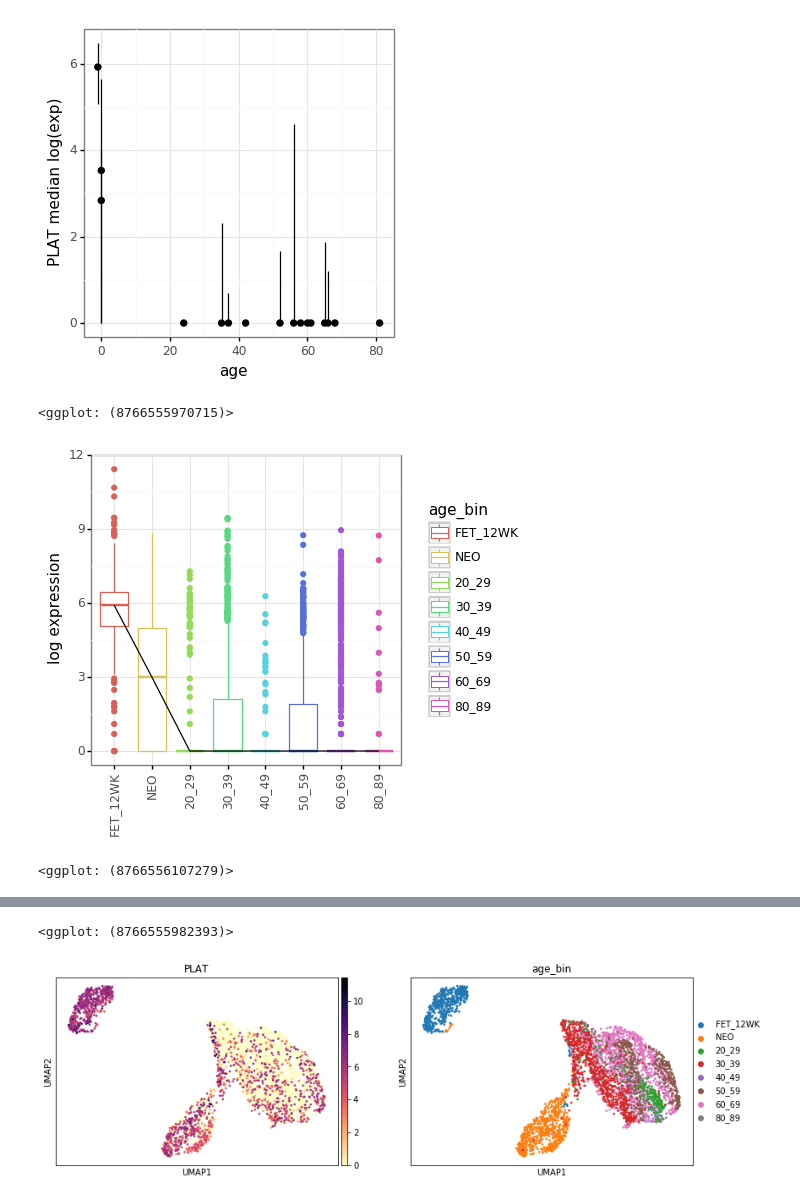
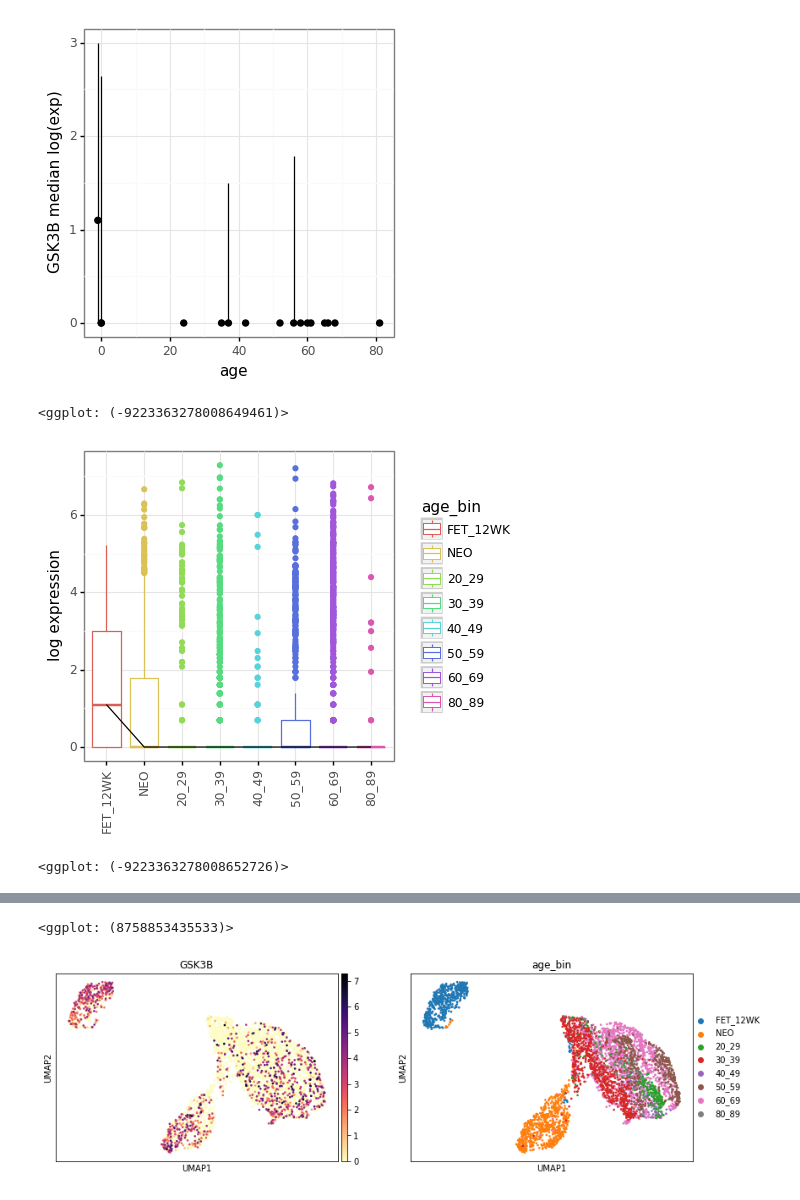
Before and after one commit to czbiohub/darmanis_group_DL_notebook, a Jupyter notebook: DL20190123_mel_aging_correlation_analysis-PUBLIC.ipynb, the cells around one changed output, grey strips where cells are left out. Drawn from its saved outputs; the diff is of its cells as text; code cells hidden in the pictures.

```diff
--- a/DL20190123_mel_aging_correlation_analysis-PUBLIC.ipynb
+++ b/DL20190123_mel_aging_correlation_analysis-PUBLIC.ipynb
@@ -125,35 +123,35 @@ This gene encodes tissue-type plasminogen activator, a secreted serine protease
 # %%
 ###############################################
 ###############################################
 # Single-gene expression statistics
 # Returns single-gene expression statistics as a function of true age
 ###############################################
 ###############################################
 
 # Specify gene symbol
-gene = 'PLAT'
+gene = 'GSK3B'
 
 # Specify age-binning: 'age_group' = 30-yr bins, 'age_bin' = 10-yr bins
 groupby='age_bin'
 
 ###############################################
 
 # true age
 true_age_exp(gene, input_adata)
 
 # binned age
 gene2plots(input_adata, gene, groupby)
 sc.pl.umap(input_adata, color=[gene, groupby], cmap='magma_r')
 sc.pl.umap(full_adata, color=[gene, groupby], cmap='magma_r')
 
 out = symbol2field(gene)
 output = [print(f'{idx}: ',
        x['query'],
        '\n',x['summary']) if ('summary' in x.keys()) else print(f'{idx}: ',
                                                                 x['query'],
                                                                 '\n','N/A') for idx, x in enumerate(out)]
 # %% [output]
-[figure, old version]
+[figure, new version]
-<ggplot: (8766555970715)>
+<ggplot: (-9223363278008649461)>
-[figure, old version]
+[figure, new version]
-<ggplot: (8766556107279)>
+<ggplot: (-9223363278008652726)>
@@ -161,2 +159,2 @@ output = [print(f'{idx}: ',
-<ggplot: (8766555982393)>
+<ggplot: (8758853435533)>
-[figure, old version]
+[figure, new version]
```
Also changed, not shown: parts of 3 cells of this notebook, 2 other files.
